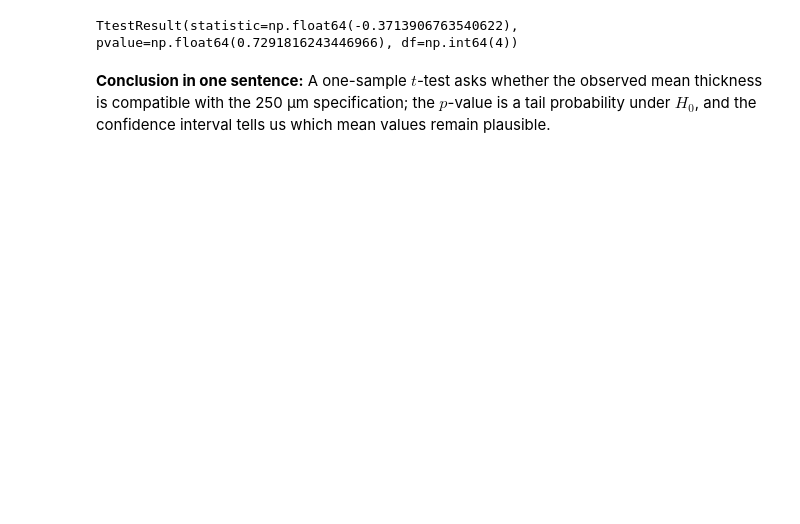
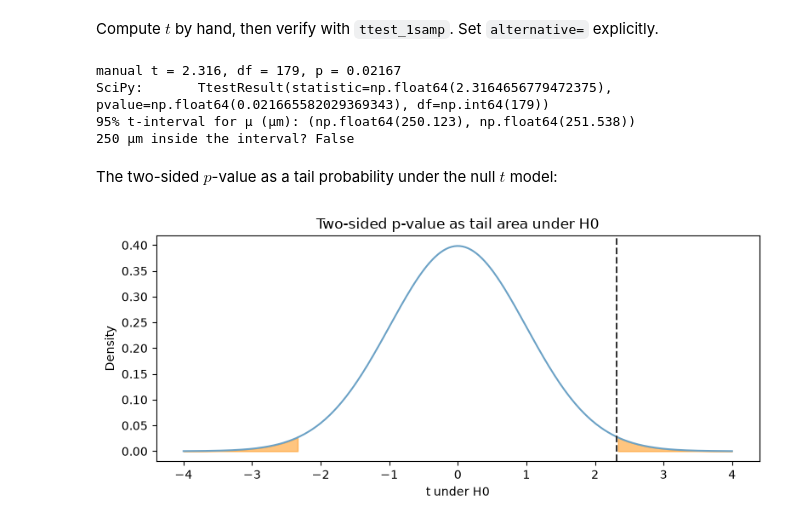
Before and after one commit to RBrooksDK/STA1_26, a Jupyter notebook: 07_Hypothesis_Testing_I_Principles_and_One_Sample_Tests/Tutorial_07_notebook.ipynb, the cells around one changed output. Drawn from its saved outputs; the diff is of its cells as text; code cells hidden in the pictures; blank space fills up the shorter version.

```diff
--- a/07_Hypothesis_Testing_I_Principles_and_One_Sample_Tests/Tutorial_07_notebook.ipynb
+++ b/07_Hypothesis_Testing_I_Principles_and_One_Sample_Tests/Tutorial_07_notebook.ipynb
@@ -35,21 +35,19 @@ For a proportion, `scipy.stats.binomtest` is the modern interface.
 # %%
 import numpy as np
 import pandas as pd
+import matplotlib.pyplot as plt
 from pathlib import Path
-from scipy.stats import ttest_1samp, t, binomtest
+from scipy.stats import t, ttest_1samp, shapiro, binomtest, norm, probplot
 
-candidates = [Path("data"), Path("../data")]
+candidates = [Path("data"), Path("../data"), Path.cwd() / "data"]
 DATA = next(p for p in candidates if p.exists())
 x = pd.read_csv(DATA / "sensor_thickness.csv")["thickness_um"].to_numpy()
 
 mu0 = 250.0
-res = ttest_1samp(x, popmean=mu0, alternative="two-sided")
-print(res)
-
-n, mean, s = x.size, x.mean(), x.std(ddof=1)
+n = x.size
+xbar = x.mean()
+s = x.std(ddof=1)
 se = s / np.sqrt(n)
-t_obs = (mean - mu0) / se
-p_two = 2 * t.sf(abs(t_obs), df=n - 1)
-print("manual t =", t_obs, " p =", p_two)
-print("95% CI:", t.interval(0.95, df=n - 1, loc=mean, scale=se))
+print(f"n = {n}, mean = {xbar:.3f} µm, s = {s:.3f} µm, SE = {se:.3f} µm")
+print(f"difference from 250 µm: {xbar - mu0:.3f} µm")
 # %% [output]
@@ -86,7 +56,33 @@ Five calibration voltages: 4.97, 5.01, 4.99, 5.03, 4.98. Test $\mu=5.00$ at $\al
-# %%
-volt = np.array([4.97, 5.01, 4.99, 5.03, 4.98])
-print(ttest_1samp(volt, popmean=5.00))
-# %% [output]
-TtestResult(statistic=np.float64(-0.3713906763540622), pvalue=np.float64(0.7291816243446966), df=np.int64(4))
-# %% [markdown]
-**Conclusion in one sentence:** A one-sample $t$-test asks whether the observed mean thickness is compatible with the 250 µm specification; the $p$-value is a tail probability under $H_0$, and the confidence interval tells us which mean values remain plausible.
+# %% [markdown]
+Compute $t$ by hand, then verify with `ttest_1samp`. Set `alternative=` explicitly.
+# %%
+t_obs = (xbar - mu0) / se
+p_two = 2 * t.sf(np.abs(t_obs), df=n - 1)
+ci = t.interval(0.95, df=n - 1, loc=xbar, scale=se)
+res = ttest_1samp(x, popmean=mu0, alternative="two-sided")
+print(f"manual t = {t_obs:.3f}, df = {n - 1}, p = {p_two:.4g}")
+print("SciPy:      ", res)
+print("95% t-interval for µ (µm):", tuple(np.round(ci, 3)))
+print("250 µm inside the interval?", ci[0] <= mu0 <= ci[1])
+# %% [output]
+manual t = 2.316, df = 179, p = 0.02167
+SciPy:       TtestResult(statistic=np.float64(2.3164656779472375), pvalue=np.float64(0.021665582029369343), df=np.int64(179))
+95% t-interval for µ (µm): (np.float64(250.123), np.float64(251.538))
+250 µm inside the interval? False
+# %% [markdown]
+The two-sided $p$-value as a tail probability under the null $t$ model:
+# %%
+grid = np.linspace(-4, 4, 400)
+pdf = t.pdf(grid, df=n - 1)
+fig, ax = plt.subplots(figsize=(8, 3.6))
+ax.plot(grid, pdf, color="#6CA2C6")
+ax.fill_between(grid, pdf, where=grid <= -abs(t_obs), color="#FF8C00", alpha=0.5)
+ax.fill_between(grid, pdf, where=grid >= abs(t_obs), color="#FF8C00", alpha=0.5)
+ax.axvline(t_obs, color="0.2", linestyle="--")
+ax.set_xlabel("t under H0")
+ax.set_ylabel("Density")
+ax.set_title("Two-sided p-value as tail area under H0")
+plt.tight_layout()
+plt.show()
+# %% [output]
+[figure, added]
```
Also changed, not shown: parts of 14 cells of this notebook, 48 other files.
